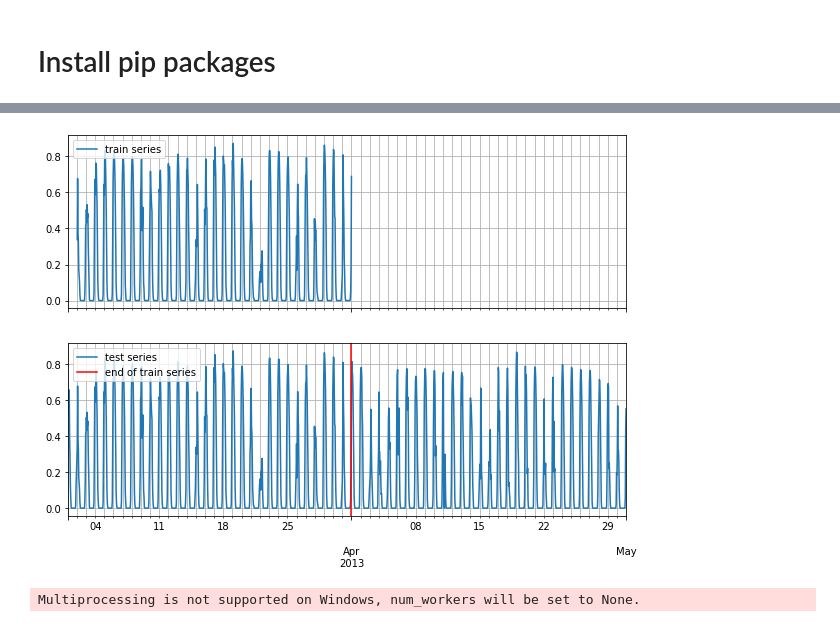
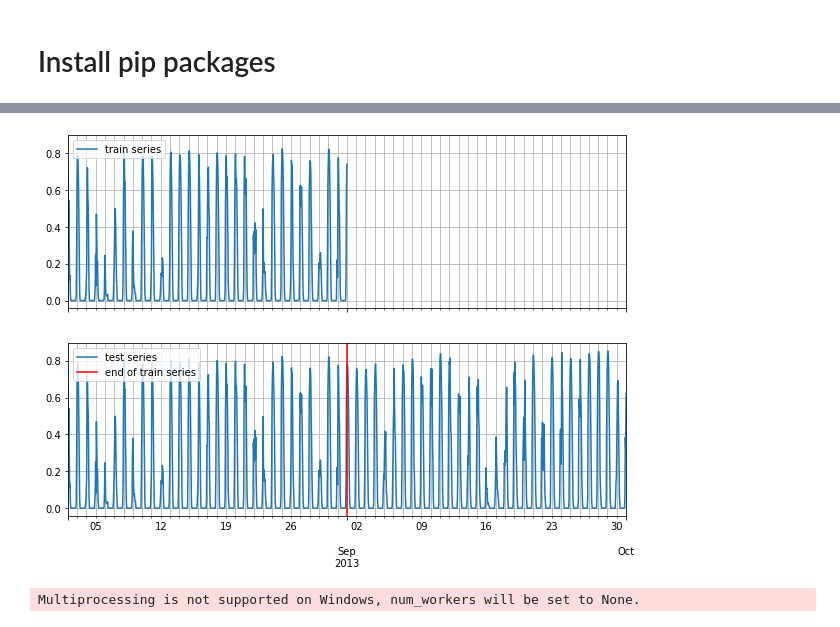
Before and after one commit to pavelzw/GEFCom14-S-comparison, a Jupyter notebook: gefcom14-s-deepar.ipynb, the cells around one changed output, grey strips where cells are left out. Saved outputs shown, nothing was run; the diff lists cells and outputs as text; code cells hidden in the pictures.

Commit message:
Remove magic numbers and hardcoded task

```diff
--- a/gefcom14-s-deepar.ipynb
+++ b/gefcom14-s-deepar.ipynb
@@ -35,12 +40,11 @@
 # %%
 import pandas as pd
 
-task = 2
 # only use surface solar radiation (169), surface thermal radiation (175) and top net solar radiation (178)
 predictors = pd.read_csv(f'data/Task {task}/predictors{task}.csv', parse_dates=['TIMESTAMP'])\
     [['ZONEID', 'TIMESTAMP', 'VAR169', 'VAR175', 'VAR178']].set_index('TIMESTAMP')
-train = pd.read_csv(f'data/Task {task}/train{task}.csv', parse_dates=['TIMESTAMP']).set_index('TIMESTAMP')
-benchmark = pd.read_csv(f"data/Task {task-1}/benchmark{'0' + str(task-1) if task-1 < 10 else task}.csv",
+train = pd.read_csv(f'data/Task {task+1}/train{task+1}.csv', parse_dates=['TIMESTAMP']).set_index('TIMESTAMP')
+benchmark = pd.read_csv(f"data/Task {task}/benchmark{'0' + str(task) if task < 10 else task}.csv",
                         parse_dates=['TIMESTAMP']).set_index('TIMESTAMP')
 # %%
 solar_plants = [train[train['ZONEID'] == i][['POWER']].rename({'POWER': f'ZONEID {i}'}, axis='columns')
@@ -68,8 +72,7 @@ predictors_categories = [predictors[predictors['ZONEID'] == i][['VAR169', 'VAR17
                                       'VAR175': f'SURFACE THERMAL RADIATION {i}',
                                       'VAR178': f'TOP NET SOLAR RADIATION {i}'}, axis='columns')
                          for i in [1,2,3]]
-predictor_data = pd.concat(predictors_categories, axis=1)[:'2013-05-01 00:00']
-# April is prediction month
+predictor_data = pd.concat(predictors_categories, axis=1)
 # %%
 for i in range(1, 4):
     predictor_data[f'SURFACE SOLAR RADIATION {i}'] /= predictor_data[f'SURFACE SOLAR RADIATION {i}'].max()
@@ -94,10 +97,10 @@ predictor_data
 # %%
 # define the parameters of the dataset
 gefcom14_metadata = {'num_series': 3,
-                     'num_steps': 24 * (365 + 30),
-                     'prediction_length': 24 * 30, # 1 month (April)
+                     'num_steps': len(predictor_data),
+                     'prediction_length': len(benchmark) // 3, # three different timezones
                      'freq': '1H',
-                     'start': [pd.Timestamp("2012-04-01 01:00", freq='1H') for _ in range(3)]
+                     'start': [pd.Timestamp(predictor_data.index[0], freq='1H') for _ in range(3)]
                      }
 # %%
 targets = [train_data[:-gefcom14_metadata['prediction_length']][f'ZONEID {i}'].values for i in [1,2,3]]
@@ -129,27 +132,27 @@ test_ds = ListDataset([{
 # %%
 from gluonts.dataset.util import to_pandas
 import matplotlib.pyplot as plt
 
 train_entry = next(iter(train_ds))
 test_entry = next(iter(test_ds))
 
 train_series = to_pandas(train_entry)
 test_series = to_pandas(test_entry)
 
 fig, ax = plt.subplots(2, 1, sharex=True, sharey=True, figsize=(10, 7))
 
-train_series[-24*30:].plot(ax=ax[0])
+train_series[-gefcom14_metadata['prediction_length']:].plot(ax=ax[0])
 ax[0].grid(which="both")
 ax[0].legend(["train series"], loc="upper left")
 
-test_series[-24*61:].plot(ax=ax[1])
+test_series[-gefcom14_metadata['prediction_length']:].plot(ax=ax[1])
 ax[1].axvline(train_series.index[-1], color='r') # end of train dataset
 ax[1].grid(which="both")
 ax[1].legend(["test series", "end of train series"], loc="upper left")
 
 plt.show()
 # %% [output]
-[figure, old version]
+[figure, new version]
 # %%
 from gluonts.model.deepar import DeepAREstimator
 from gluonts.mx.trainer import Trainer
```
Also changed, not shown: parts of 10 cells of this notebook.
